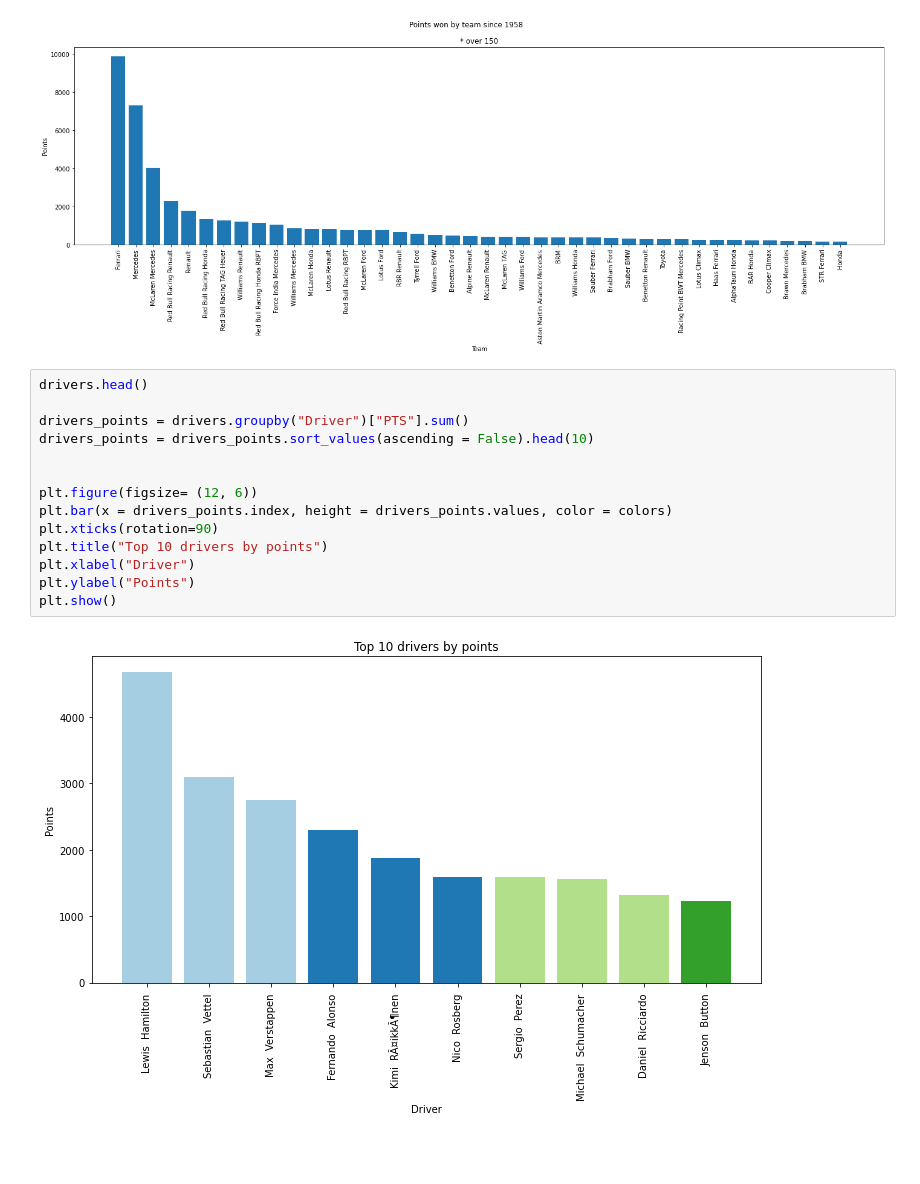
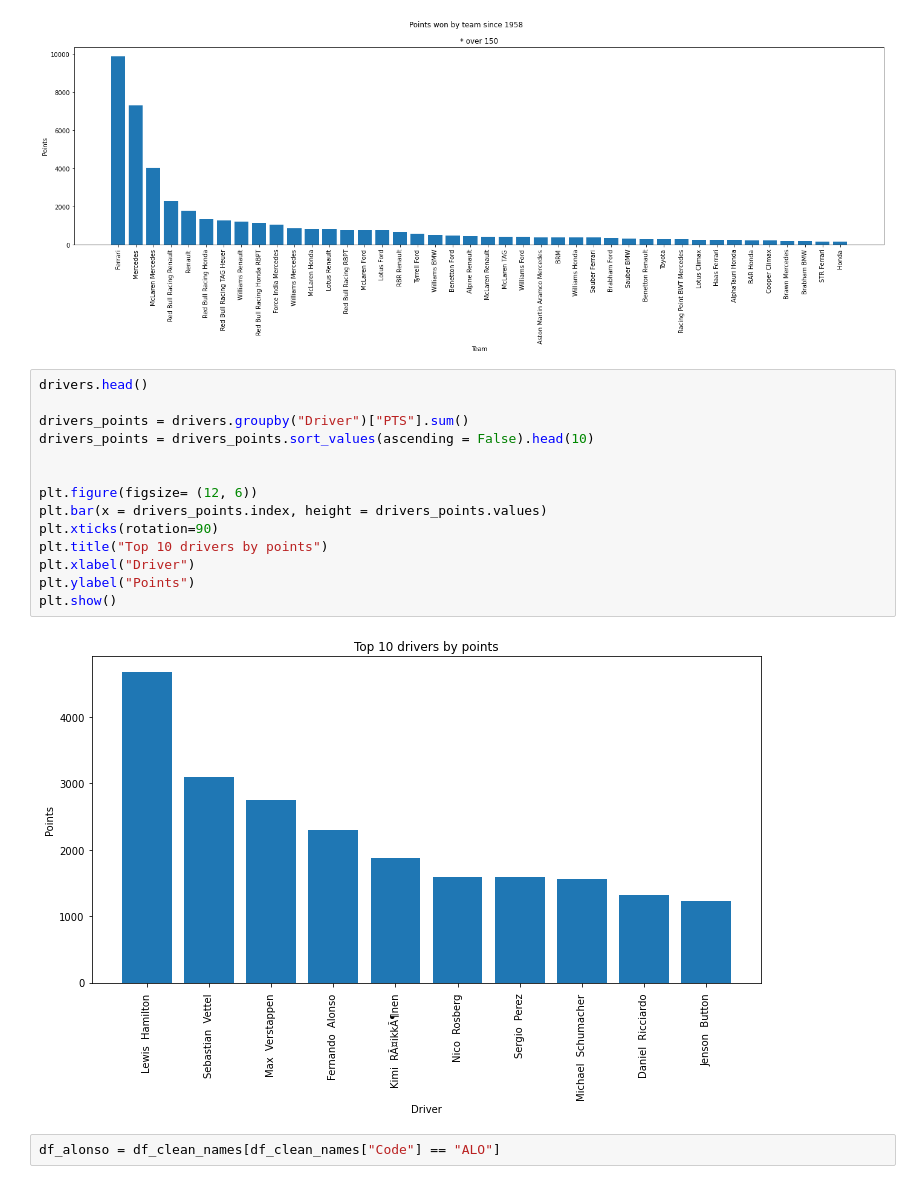
Before and after one commit to patriciamromero/f1_viz, a Jupyter notebook: F1_viz.ipynb, the cells around one changed output. Drawn from its saved outputs; the diff is of its cells as text; blank space fills up the shorter version.

```diff
--- a/F1_viz.ipynb
+++ b/F1_viz.ipynb
@@ -507,16 +508,18 @@ plt.show()
 # %%
 drivers.head()
 
 drivers_points = drivers.groupby("Driver")["PTS"].sum()
 drivers_points = drivers_points.sort_values(ascending = False).head(10)
 
 
 plt.figure(figsize= (12, 6))
-plt.bar(x = drivers_points.index, height = drivers_points.values, color = colors)
+plt.bar(x = drivers_points.index, height = drivers_points.values)
 plt.xticks(rotation=90)
 plt.title("Top 10 drivers by points")
 plt.xlabel("Driver")
 plt.ylabel("Points")
 plt.show()
 # %% [output]
-[figure, old version]
+[figure, new version]
+# %%
+df_alonso = df_clean_names[df_clean_names["Code"] == "ALO"]
```
Also changed, not shown: parts of 9 cells of this notebook, 1 other file.
